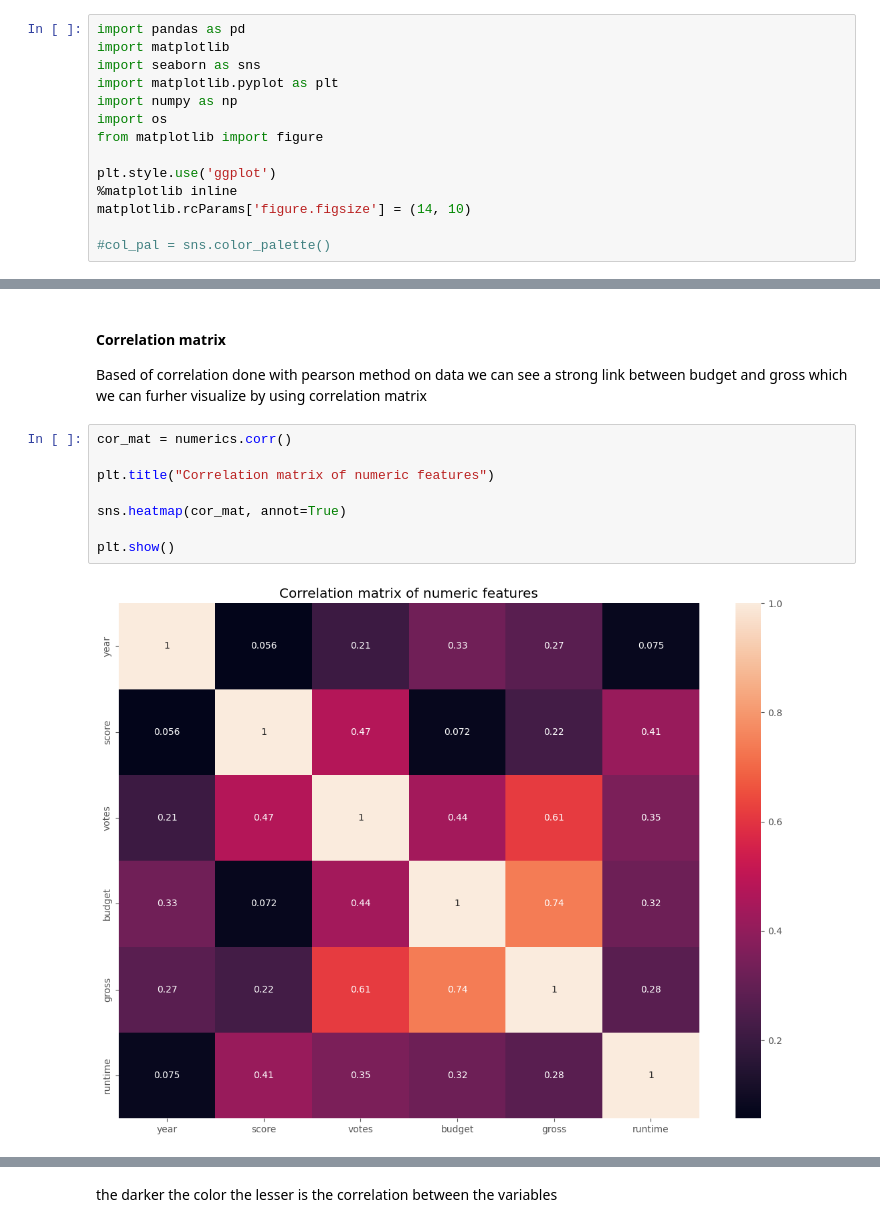
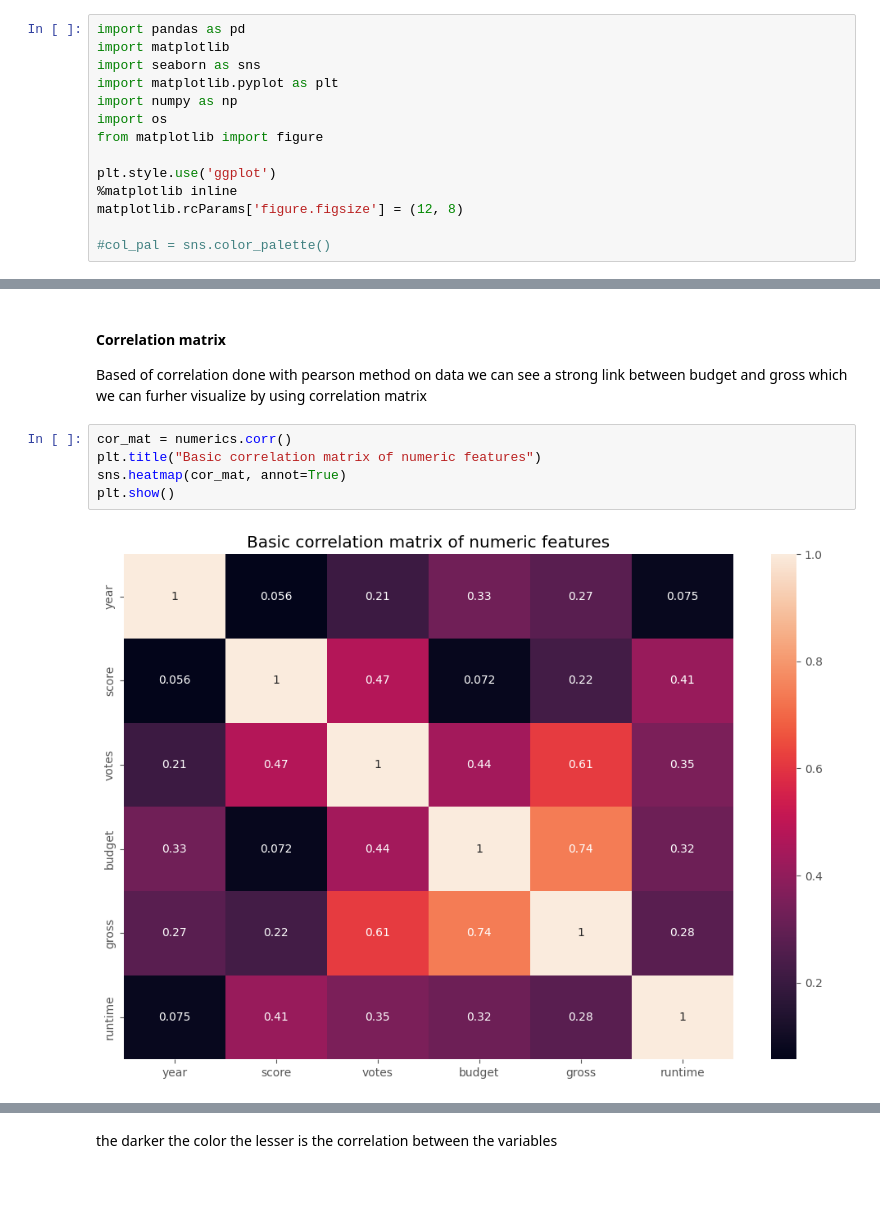
Before and after one commit to VeIskar/Python-Movies-Analysis, a Jupyter notebook: analysis.ipynb, the cells around one changed output, grey strips where cells are left out. Cells and saved outputs as stored; diff of their text form; blank space fills up the shorter version.

Commit message:
add: additional plots and correlation matrix

```diff
--- a/analysis.ipynb
+++ b/analysis.ipynb
@@ -9,7 +9,7 @@ from matplotlib import figure
 
 plt.style.use('ggplot')
 %matplotlib inline
-matplotlib.rcParams['figure.figsize'] = (14, 10)
+matplotlib.rcParams['figure.figsize'] = (12, 8)
 
 #col_pal = sns.color_palette()
 # %%
@@ -133,11 +133,8 @@ numerics.corr() #base is pearson correlation method which measures the strength
 Based of correlation done with pearson method on data we can see a strong link between budget and gross which we can furher visualize by using correlation matrix
 # %%
 cor_mat = numerics.corr()
-
-plt.title("Correlation matrix of numeric features")
-
+plt.title("Basic correlation matrix of numeric features")
 sns.heatmap(cor_mat, annot=True)
-
 plt.show()
 # %% [output]
-[figure, old version]
+[figure, new version]
```
Also changed, not shown: parts of 7 cells of this notebook.
